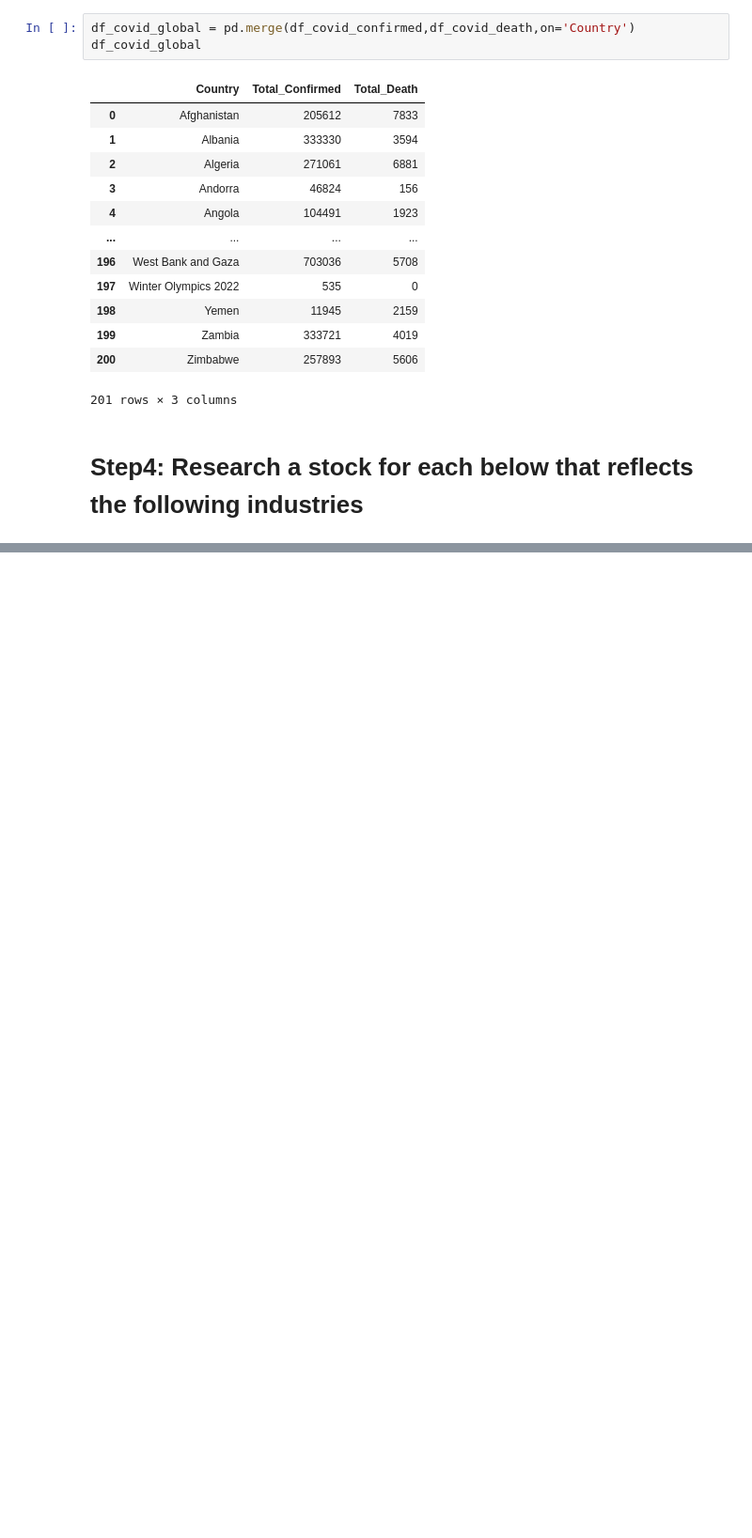
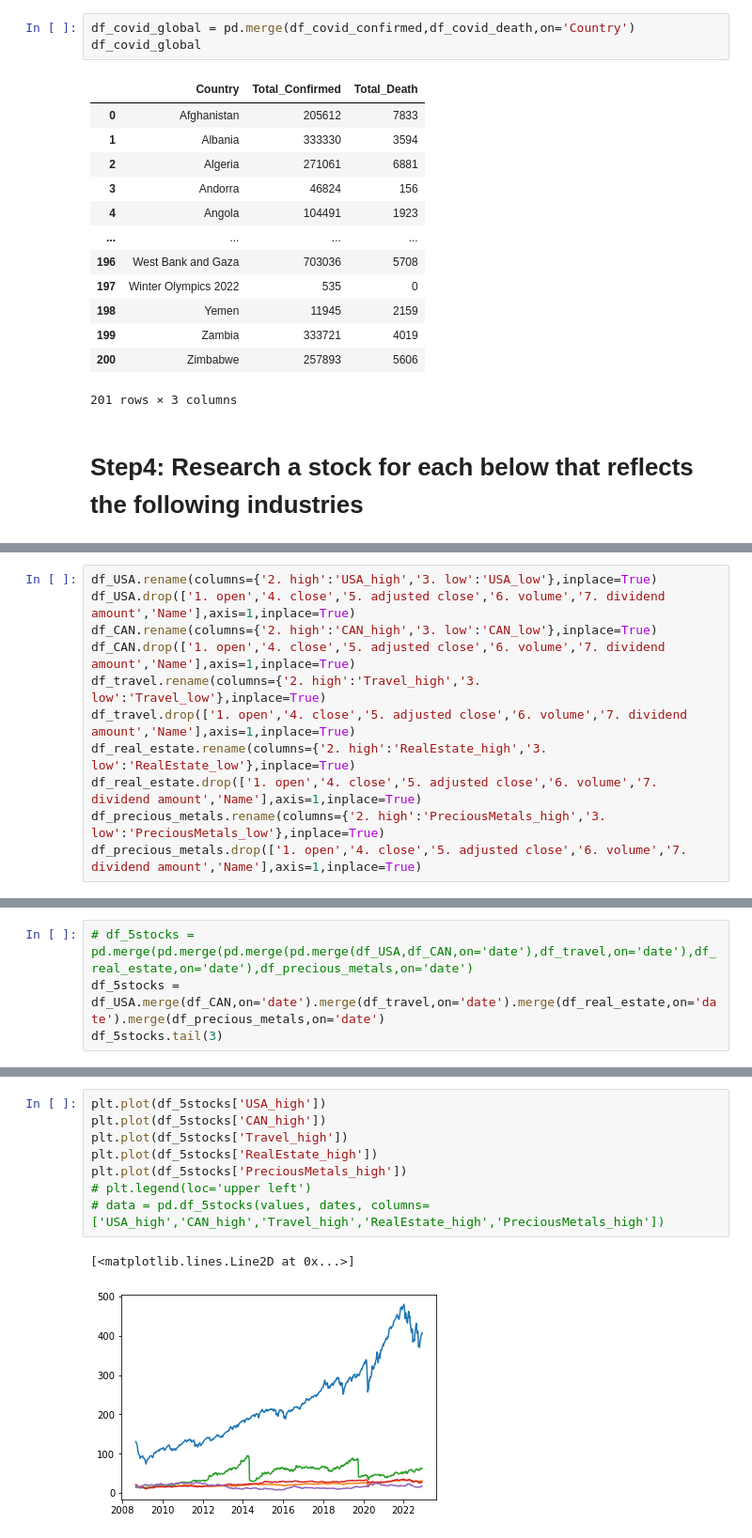
Before and after one commit to Ze-Michelle-Sun/The-Impact-of-COVID-19-on-the-Stock-Market, a Jupyter notebook: PDS_Covid19_StockMarket.ipynb, the cells around one changed output, grey strips where cells are left out. Shown at 94% size. Cells and saved outputs as stored; diff of their text form; blank space fills up the shorter version.

```diff
--- a/PDS_Covid19_StockMarket.ipynb
+++ b/PDS_Covid19_StockMarket.ipynb
@@ -220,0 +325,11 @@ alpha
+# %%
+df_USA.rename(columns={'2. high':'USA_high','3. low':'USA_low'},inplace=True)
+df_USA.drop(['1. open','4. close','5. adjusted close','6. volume','7. dividend amount','Name'],axis=1,inplace=True)
+df_CAN.rename(columns={'2. high':'CAN_high','3. low':'CAN_low'},inplace=True)
+df_CAN.drop(['1. open','4. close','5. adjusted close','6. volume','7. dividend amount','Name'],axis=1,inplace=True)
+df_travel.rename(columns={'2. high':'Travel_high','3. low':'Travel_low'},inplace=True)
+df_travel.drop(['1. open','4. close','5. adjusted close','6. volume','7. dividend amount','Name'],axis=1,inplace=True)
+df_real_estate.rename(columns={'2. high':'RealEstate_high','3. low':'RealEstate_low'},inplace=True)
+df_real_estate.drop(['1. open','4. close','5. adjusted close','6. volume','7. dividend amount','Name'],axis=1,inplace=True)
+df_precious_metals.rename(columns={'2. high':'PreciousMetals_high','3. low':'PreciousMetals_low'},inplace=True)
+df_precious_metals.drop(['1. open','4. close','5. adjusted close','6. volume','7. dividend amount','Name'],axis=1,inplace=True)
@@ -220,0 +346,4 @@ alpha
+# %%
+# df_5stocks = pd.merge(pd.merge(pd.merge(pd.merge(df_USA,df_CAN,on='date'),df_travel,on='date'),df_real_estate,on='date'),df_precious_metals,on='date')
+df_5stocks = df_USA.merge(df_CAN,on='date').merge(df_travel,on='date').merge(df_real_estate,on='date').merge(df_precious_metals,on='date')
+df_5stocks.tail(3)
@@ -220,0 +370,11 @@ alpha
+# %%
+plt.plot(df_5stocks['USA_high'])
+plt.plot(df_5stocks['CAN_high'])
+plt.plot(df_5stocks['Travel_high'])
+plt.plot(df_5stocks['RealEstate_high'])
+plt.plot(df_5stocks['PreciousMetals_high'])
+# plt.legend(loc='upper left')
+# data = pd.df_5stocks(values, dates, columns=['USA_high','CAN_high','Travel_high','RealEstate_high','PreciousMetals_high'])
+# %% [output]
+[<matplotlib.lines.Line2D at 0x...>]
+[figure, added]
```
Also changed, not shown: parts of 39 cells of this notebook.
